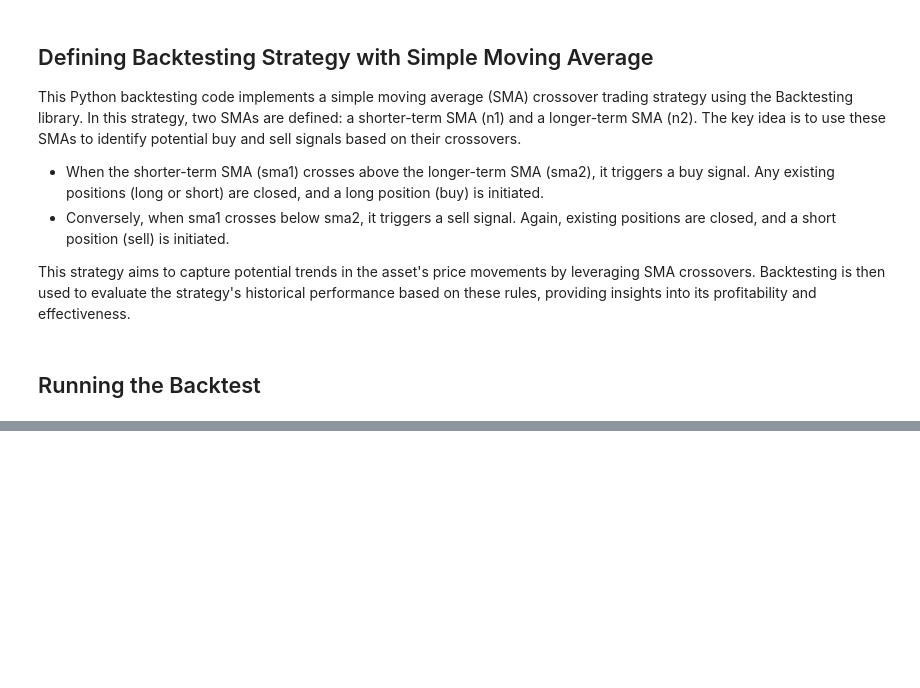
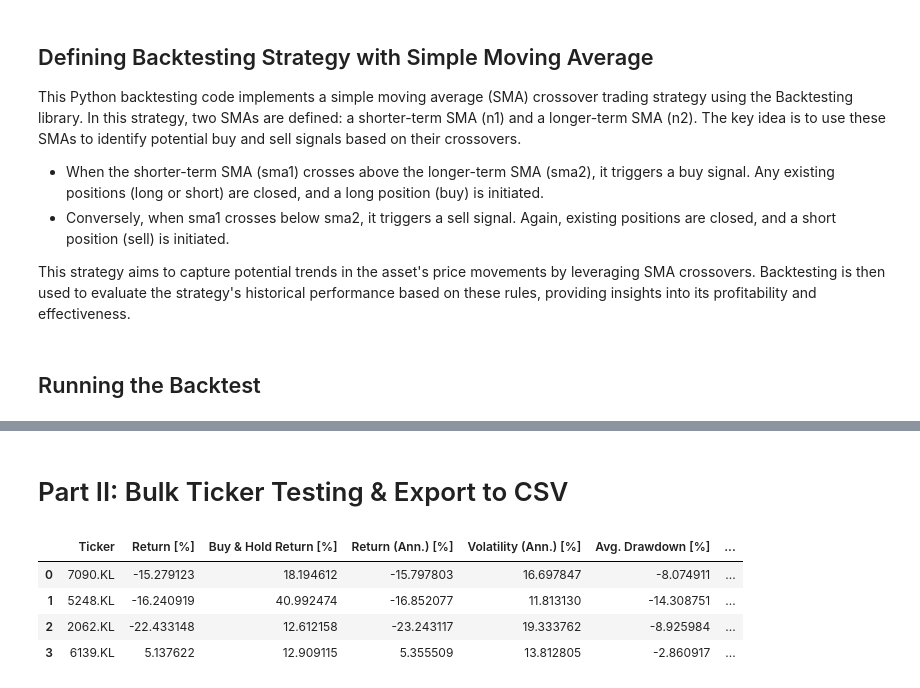
Before and after one commit to aidan-swin/Stock-Investment-Strategy, a Jupyter notebook: Month 2 - Ratio Analysis & Backtesting/2_Backtesting_Analysis.ipynb, the cells around one changed output, grey strips where cells are left out. Saved outputs shown, nothing was run; the diff lists cells and outputs as text; code cells hidden in the pictures; blank space fills up the shorter version.

```diff
--- a/Month 2 - Ratio Analysis & Backtesting/2_Backtesting_Analysis.ipynb
+++ b/Month 2 - Ratio Analysis & Backtesting/2_Backtesting_Analysis.ipynb
@@ -232,0 +219,2 @@ Row(id='9946', ...)
+# %% [markdown]
+# Part II: Bulk Ticker Testing & Export to CSV
@@ -232,0 +223,50 @@ Row(id='9946', ...)
+# %%
+
+results = []
+
+# Loop through each ticker symbol in the CSV file
+for ticker_symbol in df['Ticker']:
+    # Construct the ticker object
+    ticker = yf.Ticker(ticker_symbol)
+
+    # Get historical data for the ticker
+    hist = ticker.history(period="1y")
+
+    # Perform backtesting for the ticker
+    bt = Backtest(hist, SmaCross, cash=10_000, commission=.002)
+    stats = bt.run()
+
+    # Extract the selected columns from the stats DataFrame
+    selected_stats = stats[['Return [%]', 'Buy & Hold Return [%]', 'Return (Ann.) [%]',
+                            'Volatility (Ann.) [%]', 'Avg. Drawdown [%]', 'Win Rate [%]',
+                            'Avg. Trade [%]', 'Profit Factor', 'Expectancy [%]']]
+
+    # Convert selected_stats to a DataFrame with a single row
+    selected_stats_df = selected_stats.to_frame().T
+
+    # Reset the index to make it a row
+    selected_stats_df = selected_stats_df.reset_index(drop=True)
+
+    # Rename the columns
+    selected_stats_df.columns = ['Return [%]', 'Buy & Hold Return [%]', 'Return (Ann.) [%]',
+                                'Volatility (Ann.) [%]', 'Avg. Drawdown [%]', 'Win Rate [%]',
+                                'Avg. Trade [%]', 'Profit Factor', 'Expectancy [%]']
+
+    # Append the results to the list along with the Ticker symbol
+    results.append({
+        'Ticker': ticker_symbol,
+        **selected_stats_df.iloc[0].to_dict(),  # Use ** to merge dictionaries
+    })
+
+# Convert the results list to a DataFrame
+results_df = pd.DataFrame(results)
+
+# Now, you have the backtesting results for each ticker in the CSV file
+# %%
+results_df
+# %% [output]
+|  | Ticker | Return [%] | Buy & Hold Return [%] | Return (Ann.) [%] | Volatility (Ann.) [%] | Avg. Drawdown [%] | ... |
+| 0 | 7090.KL | -15.279123 | 18.194612 | -15.797803 | 16.697847 | -8.074911 | ... |
+| 1 | 5248.KL | -16.240919 | 40.992474 | -16.852077 | 11.813130 | -14.308751 | ... |
+| 2 | 2062.KL | -22.433148 | 12.612158 | -23.243117 | 19.333762 | -8.925984 | ... |
+| 3 | 6139.KL | 5.137622 | 12.909115 | 5.355509 | 13.812805 | -2.860917 | ... |
```
Also changed, not shown: parts of 8 cells of this notebook, 8 other files.
